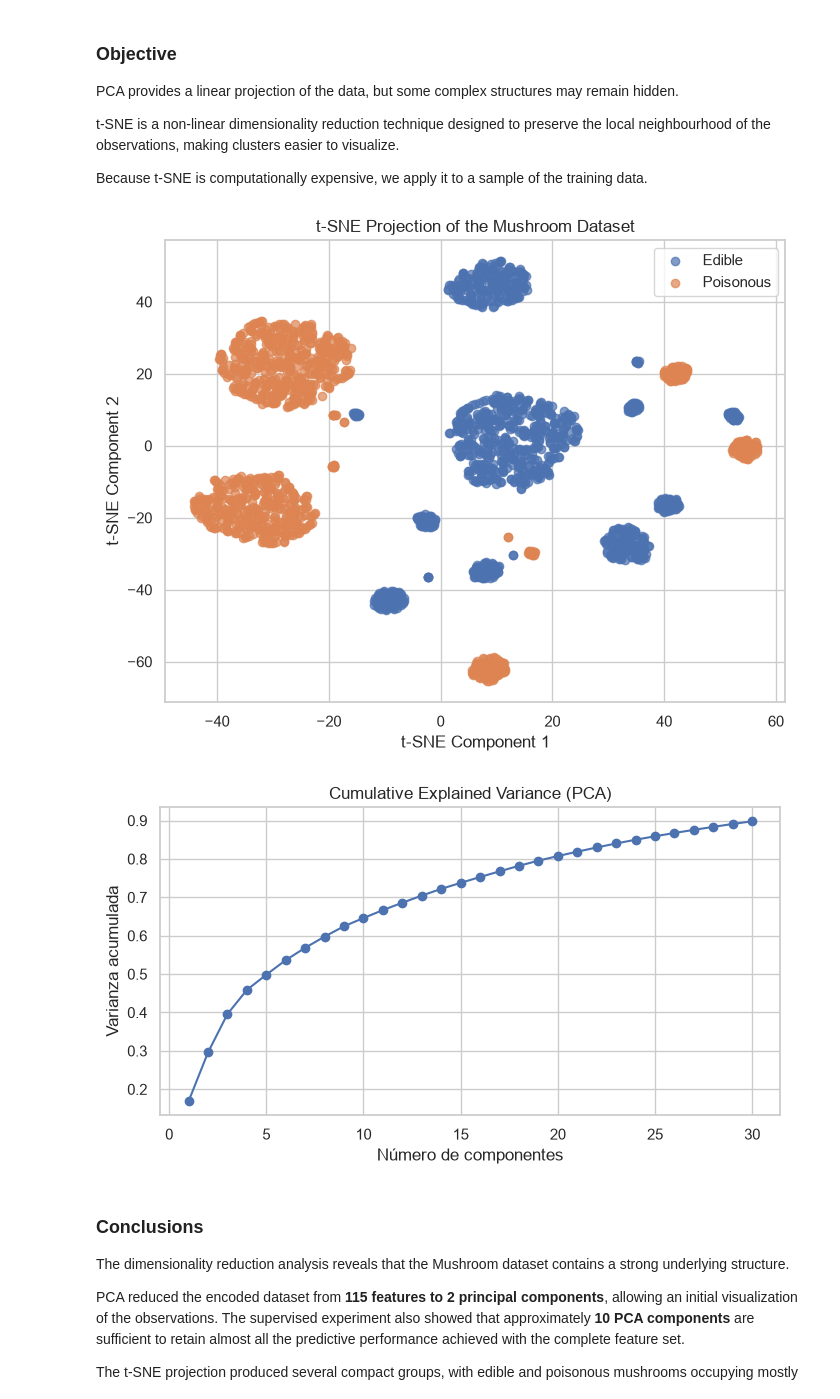
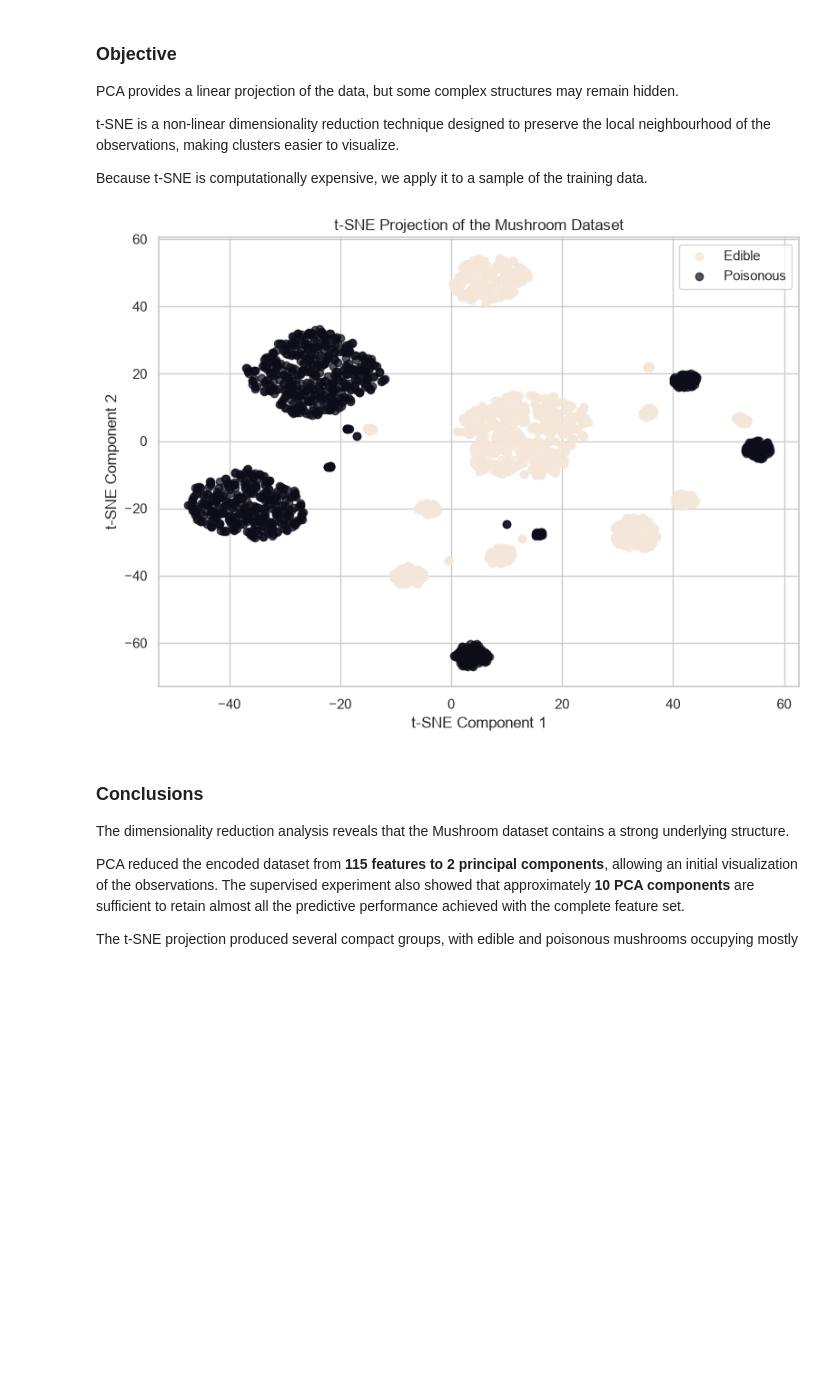
Before and after one commit to Bootcamp-IA-MAD-P7/unsupervised-ml-workshop, a Jupyter notebook: workshop-clustering-Mushrooms.ipynb, the cells around one changed output. Saved outputs shown, nothing was run; the diff lists cells and outputs as text; code cells hidden in the pictures; blank space fills up the shorter version.

```diff
--- a/workshop-clustering-Mushrooms.ipynb
+++ b/workshop-clustering-Mushrooms.ipynb
@@ -670,51 +649,36 @@ X_sample = X_train.sample(
 
 y_sample = y_train.loc[X_sample.index]
 
 # Apply t-SNE
 tsne = TSNE(
     n_components=2,
     random_state=RANDOM_STATE
 )
 
 X_tsne = tsne.fit_transform(X_sample)
 
 # Plot
 plt.figure(figsize=(8,6))
 
 for label, color in zip(["Edible", "Poisonous"], ["#F4E6D8", "#0D0D1A"]):
     idx = y_sample == ("e" if label == "Edible" else "p")
     plt.scatter(
         X_tsne[idx, 0],
         X_tsne[idx, 1],
         label=label,
+        color=color,
         alpha=0.7
     )
 
 plt.xlabel("t-SNE Component 1")
 plt.ylabel("t-SNE Component 2")
 plt.title("t-SNE Projection of the Mushroom Dataset")
 plt.legend()
 
+plt.tight_layout()
 plt.show()
-
-explained_variance = pca.explained_variance_ratio_
-
-plt.figure(figsize=(8,4))
-plt.plot(
-    range(1, len(explained_variance)+1),
-    explained_variance.cumsum(),
-    marker="o"
-)
-
-plt.xlabel("Número de componentes")
-plt.ylabel("Varianza acumulada")
-plt.title("Cumulative Explained Variance (PCA)")
-plt.grid(True)
-
-plt.show()
 # %% [output]
-[figure, old version]
+[figure, new version]
-[figure, removed]
 # %% [markdown]
 ### Conclusions
 
```
Also changed, not shown: parts of 18 cells of this notebook, 26 other files.
